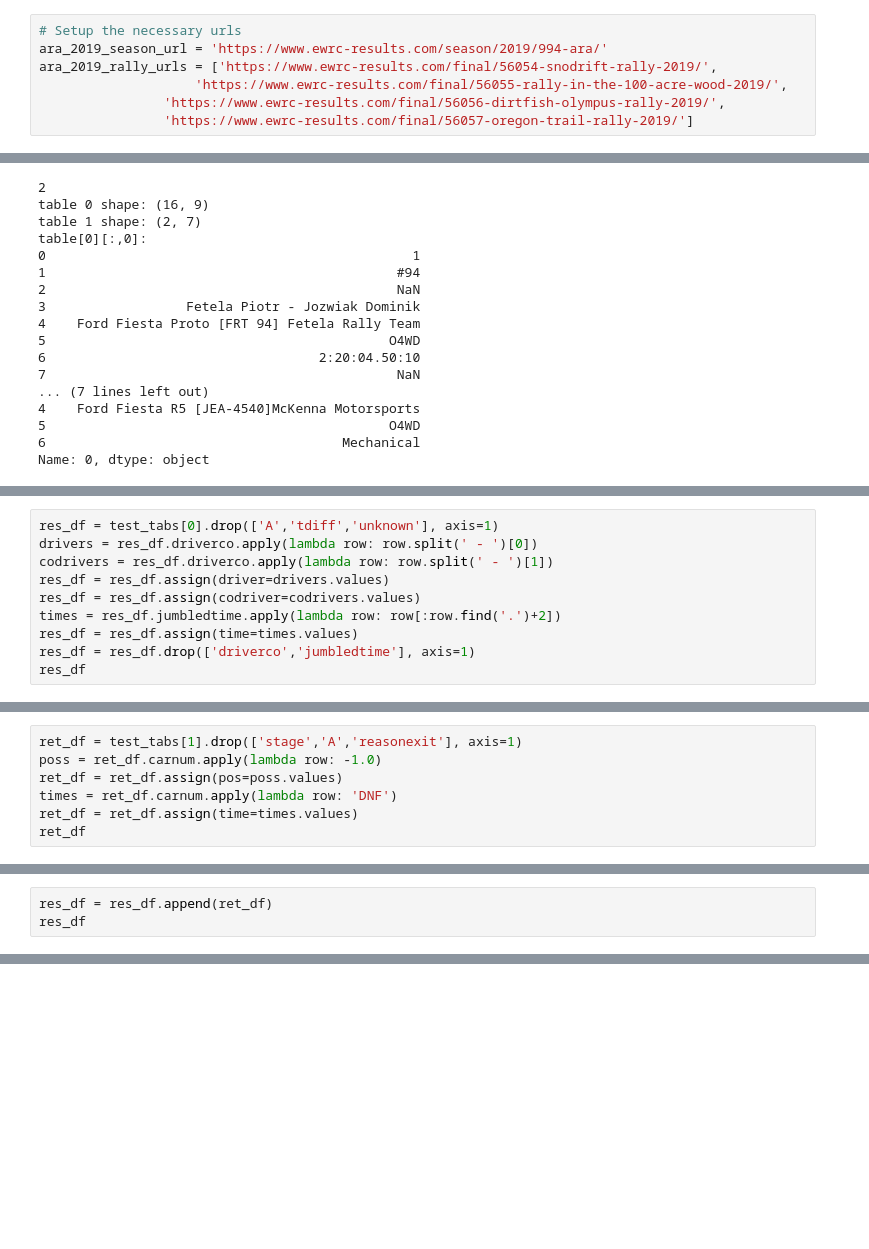
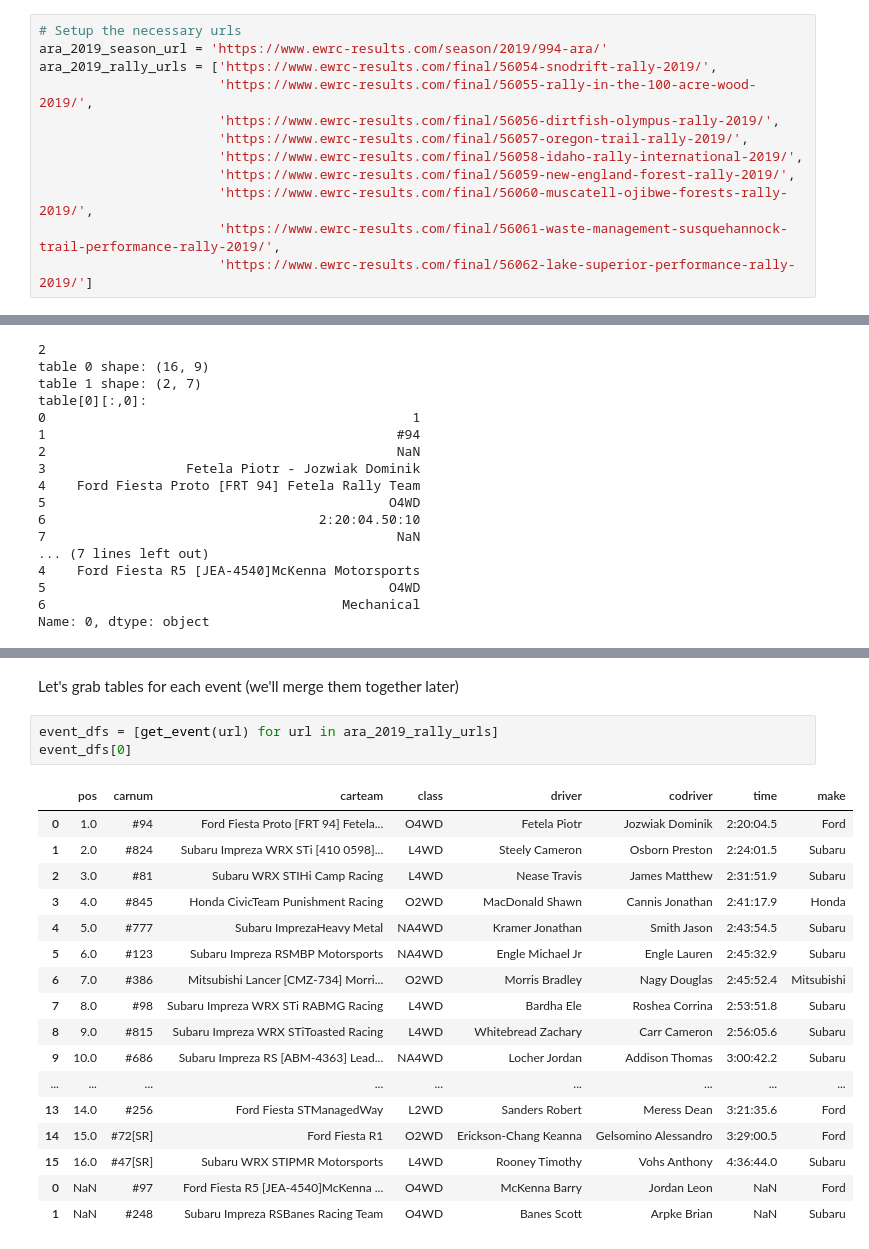
Before and after one commit to damcglinchey/ara-2019, a Jupyter notebook: ARA_2019.ipynb, the cells around one changed output, grey strips where cells are left out. Drawn from its saved outputs; the diff is of its cells as text; blank space fills up the shorter version.

```diff
--- a/ARA_2019.ipynb
+++ b/ARA_2019.ipynb
@@ -31,6 +37,11 @@ Let's start by getting the results for each event individually. There were 9 eve
 # Setup the necessary urls
 ara_2019_season_url = 'https://www.ewrc-results.com/season/2019/994-ara/'
 ara_2019_rally_urls = ['https://www.ewrc-results.com/final/56054-snodrift-rally-2019/',
-                    'https://www.ewrc-results.com/final/56055-rally-in-the-100-acre-wood-2019/',
-                'https://www.ewrc-results.com/final/56056-dirtfish-olympus-rally-2019/',
-                'https://www.ewrc-results.com/final/56057-oregon-trail-rally-2019/']
+                       'https://www.ewrc-results.com/final/56055-rally-in-the-100-acre-wood-2019/',
+                       'https://www.ewrc-results.com/final/56056-dirtfish-olympus-rally-2019/',
+                       'https://www.ewrc-results.com/final/56057-oregon-trail-rally-2019/',
+                       'https://www.ewrc-results.com/final/56058-idaho-rally-international-2019/',
+                       'https://www.ewrc-results.com/final/56059-new-england-forest-rally-2019/',
+                       'https://www.ewrc-results.com/final/56060-muscatell-ojibwe-forests-rally-2019/',
+                       'https://www.ewrc-results.com/final/56061-waste-management-susquehannock-trail-performance-rally-2019/',
+                       'https://www.ewrc-results.com/final/56062-lake-superior-performance-rally-2019/']
@@ -135,10 +184,0 @@ test_tabs[1].columns = ['stage','carnum','A','driverco','carteam','class','reaso
-# %%
-res_df = test_tabs[0].drop(['A','tdiff','unknown'], axis=1)
-drivers = res_df.driverco.apply(lambda row: row.split(' - ')[0])
-codrivers = res_df.driverco.apply(lambda row: row.split(' - ')[1])
-res_df = res_df.assign(driver=drivers.values)
-res_df = res_df.assign(codriver=codrivers.values)
-times = res_df.jumbledtime.apply(lambda row: row[:row.find('.')+2])
-res_df = res_df.assign(time=times.values)
-res_df = res_df.drop(['driverco','jumbledtime'], axis=1)
-res_df
@@ -163,7 +184,0 @@ res_df
-# %%
-ret_df = test_tabs[1].drop(['stage','A','reasonexit'], axis=1)
-poss = ret_df.carnum.apply(lambda row: -1.0)
-ret_df = ret_df.assign(pos=poss.values)
-times = ret_df.carnum.apply(lambda row: 'DNF')
-ret_df = ret_df.assign(time=times.values)
-ret_df
@@ -174,3 +184,0 @@ ret_df
-# %%
-res_df = res_df.append(ret_df)
-res_df
@@ -194,0 +240,23 @@ res_df
+# %% [markdown]
+Let's grab tables for each event (we'll merge them together later)
+# %%
+event_dfs = [get_event(url) for url in ara_2019_rally_urls]
+event_dfs[0]
+# %% [output]
+|  | pos | carnum | carteam | class | driver | codriver | time | make |
+| 0 | 1.0 | #94 | Ford Fiesta Proto [FRT 94] Fetela... | O4WD | Fetela Piotr | Jozwiak Dominik | 2:20:04.5 | Ford |
+| 1 | 2.0 | #824 | Subaru Impreza WRX STi [410 0598]... | L4WD | Steely Cameron | Osborn Preston | 2:24:01.5 | Subaru |
+| 2 | 3.0 | #81 | Subaru WRX STIHi Camp Racing | L4WD | Nease Travis | James Matthew | 2:31:51.9 | Subaru |
+| 3 | 4.0 | #845 | Honda CivicTeam Punishment Racing | O2WD | MacDonald Shawn | Cannis Jonathan | 2:41:17.9 | Honda |
+| 4 | 5.0 | #777 | Subaru ImprezaHeavy Metal | NA4WD | Kramer Jonathan | Smith Jason | 2:43:54.5 | Subaru |
+| 5 | 6.0 | #123 | Subaru Impreza RSMBP Motorsports | NA4WD | Engle Michael Jr | Engle Lauren | 2:45:32.9 | Subaru |
+| 6 | 7.0 | #386 | Mitsubishi Lancer [CMZ-734] Morri... | O2WD | Morris Bradley | Nagy Douglas | 2:45:52.4 | Mitsubishi |
+| 7 | 8.0 | #98 | Subaru Impreza WRX STi RABMG Racing | L4WD | Bardha Ele | Roshea Corrina | 2:53:51.8 | Subaru |
+| 8 | 9.0 | #815 | Subaru Impreza WRX STiToasted Racing | L4WD | Whitebread Zachary | Carr Cameron | 2:56:05.6 | Subaru |
+| 9 | 10.0 | #686 | Subaru Impreza RS [ABM-4363] Lead... | NA4WD | Locher Jordan | Addison Thomas | 3:00:42.2 | Subaru |
+| ... | ... | ... | ... | ... | ... | ... | ... | ... |
+| 13 | 14.0 | #256 | Ford Fiesta STManagedWay | L2WD | Sanders Robert | Meress Dean | 3:21:35.6 | Ford |
+| 14 | 15.0 | #72[SR] | Ford Fiesta R1 | O2WD | Erickson-Chang Keanna | Gelsomino Alessandro | 3:29:00.5 | Ford |
+| 15 | 16.0 | #47[SR] | Subaru WRX STIPMR Motorsports | L4WD | Rooney Timothy | Vohs Anthony | 4:36:44.0 | Subaru |
+| 0 | NaN | #97 | Ford Fiesta R5 [JEA-4540]McKenna ... | O4WD | McKenna Barry | Jordan Leon | NaN | Ford |
+| 1 | NaN | #248 | Subaru Impreza RSBanes Racing Team | O4WD | Banes Scott | Arpke Brian | NaN | Subaru |
```
Also changed, not shown: parts of 21 cells of this notebook.
